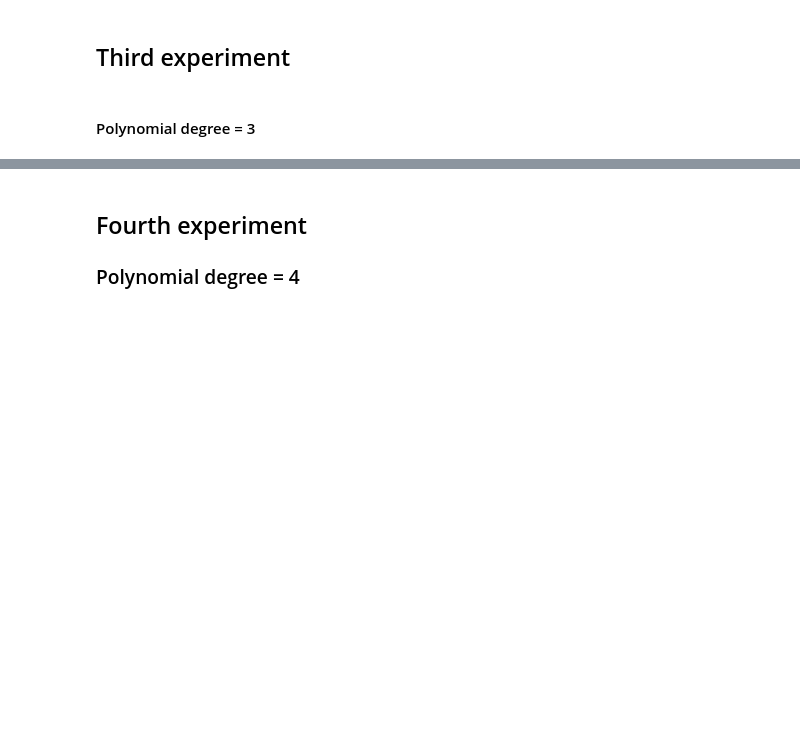
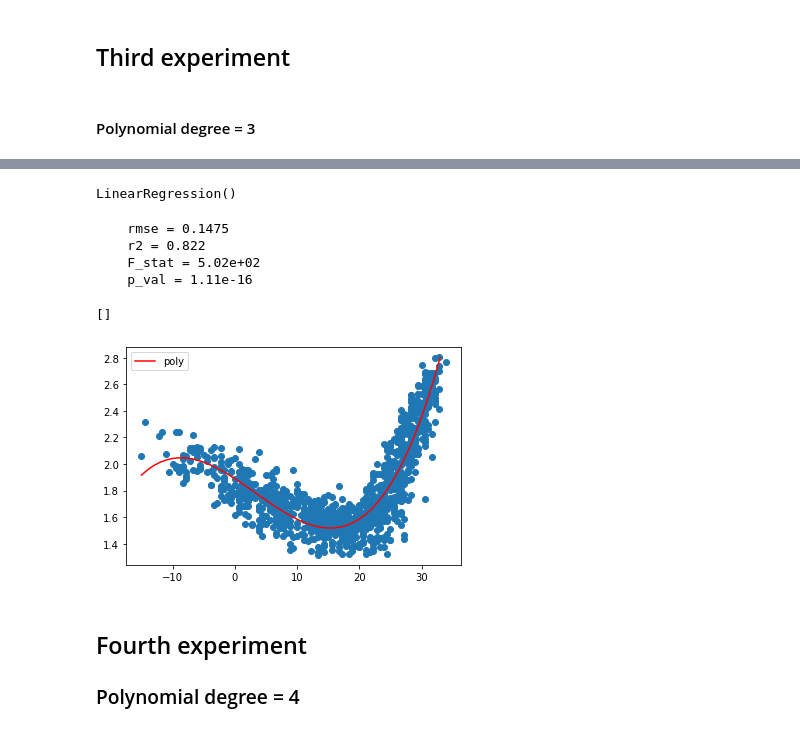
Before and after one commit to AngeloGalav/MachineLearningNotes, a Jupyter notebook: Exercises/Lab05/polynomial_regression_temp_power_nocode.ipynb, the cells around one changed output, grey strips where cells are left out. Drawn from its saved outputs; the diff is of its cells as text; code cells hidden in the pictures; blank space fills up the shorter version.

```diff
--- a/Exercises/Lab05/polynomial_regression_temp_power_nocode.ipynb
+++ b/Exercises/Lab05/polynomial_regression_temp_power_nocode.ipynb
@@ -164,3 +226,26 @@ LinearRegression()
+# %%
+poly_features_3 = PolynomialFeatures(degree=3, include_bias=False)
+lr_model_3 = LinearRegression()
+Xtrans = poly_features_3.fit_transform(Xtrain)
+lr_model_3.fit(Xtrans, ytrain)
+# %% [output]
+LinearRegression()
+# %%
+pol3 = print_all_metrics(poly_features_3.fit_transform(Xtest), ytest, lr_model_3)
+# %% [output]
+    rmse = 0.1475
+    r2 = 0.822
+    F_stat = 5.02e+02
+    p_val = 1.11e-16
+# %%
+ypred_dt_3 = lr_model_3.predict(poly_features_3.fit_transform(X_plt))
+plt.plot(X_plt, ypred_dt_3, label='poly', color='red')
+plt.legend()
+plt.scatter(X, y)
+plt.plot()
+# %% [output]
+[]
+[figure, added]
 # %% [markdown]
 ## Fourth experiment
 ### Polynomial degree = 4
```
Also changed, not shown: parts of 36 cells of this notebook, 2 other files.
